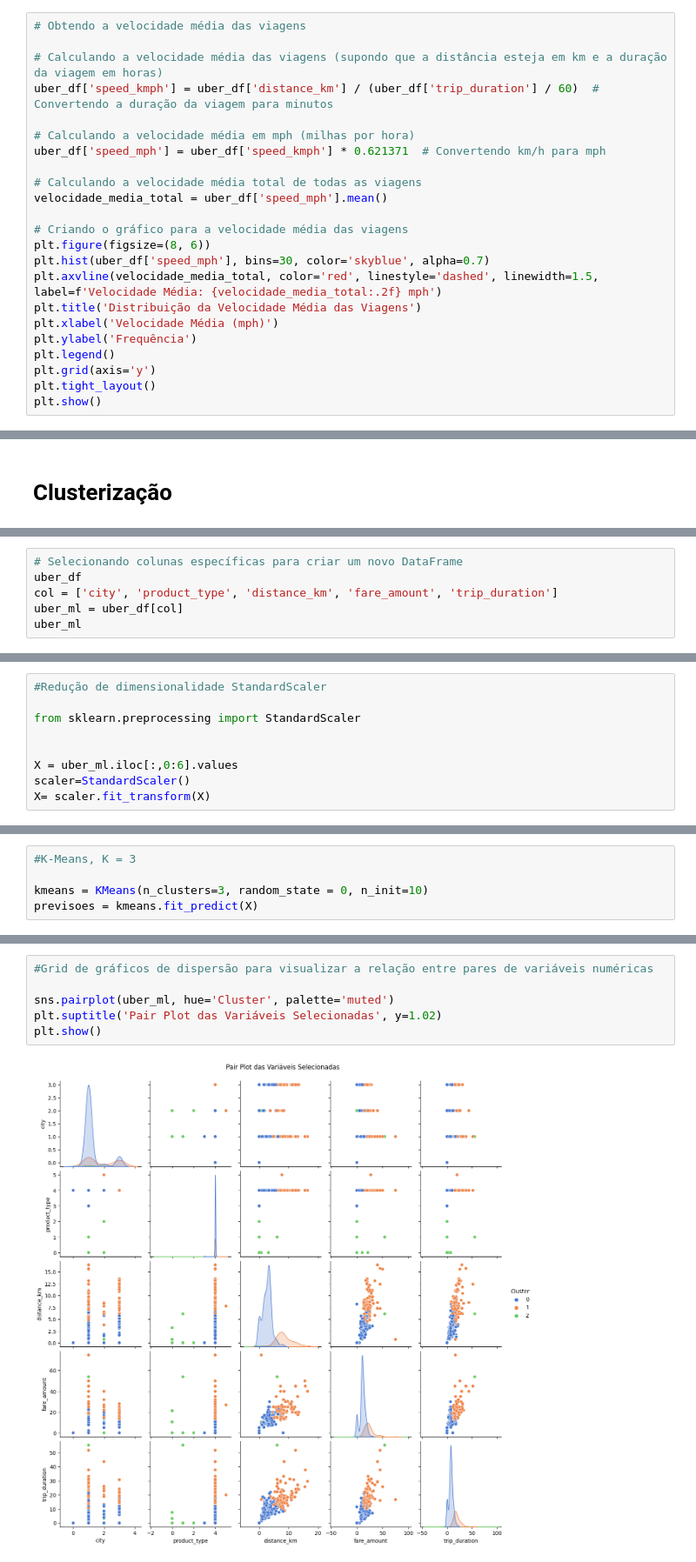
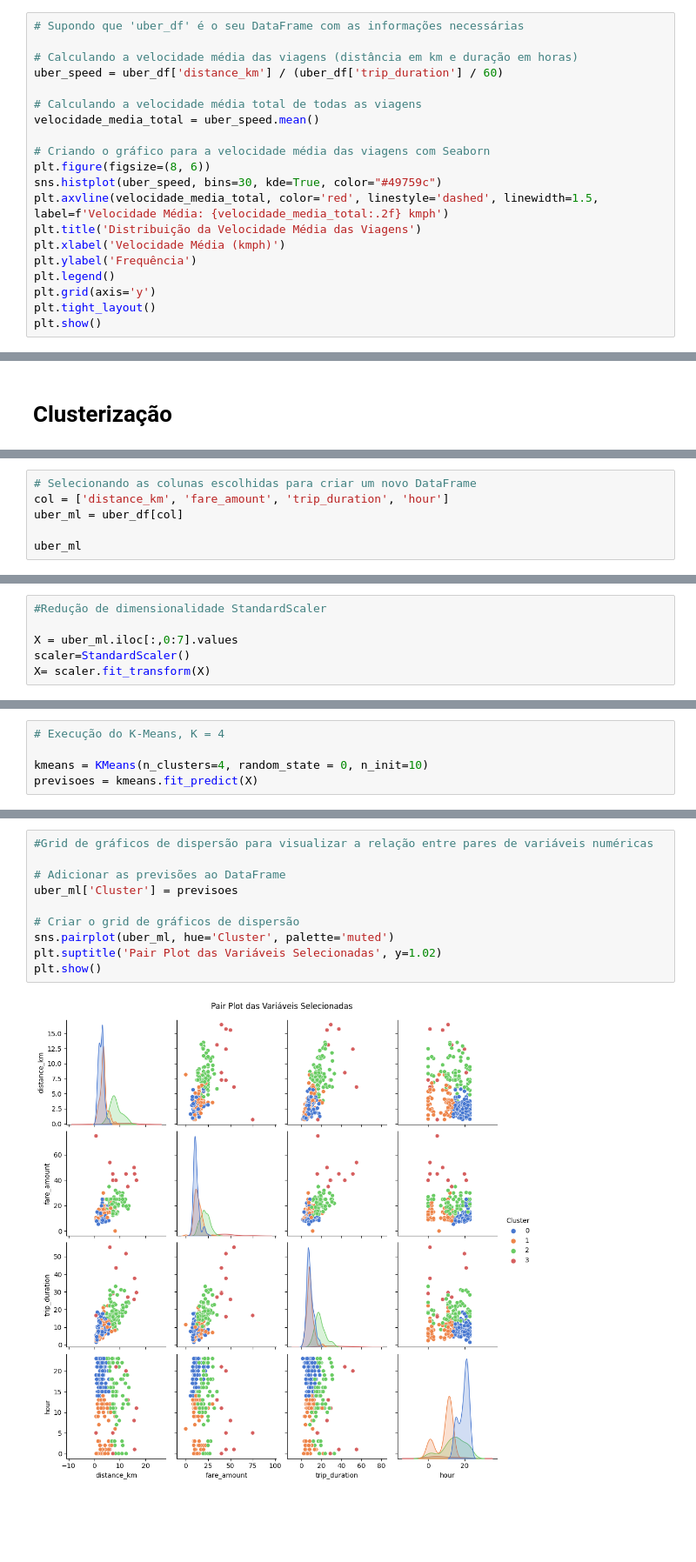
Before and after one commit to vivalladarez/uber-data-analysis, a Jupyter notebook: data_analysis.ipynb, the cells around one changed output, grey strips where cells are left out. Shown at 87% size. Cells and saved outputs as stored; diff of their text form; blank space fills up the shorter version.

```diff
--- a/data_analysis.ipynb
+++ b/data_analysis.ipynb
@@ -433,23 +448,20 @@ A partir do gráfico acima, observa-se uma variação anual em relação aos dia
 # %% [markdown]
 **6. Qual foi a velocidade média das viagens realizadas?**
 # %%
-# Obtendo a velocidade média das viagens
+# Supondo que 'uber_df' é o seu DataFrame com as informações necessárias
 
-# Calculando a velocidade média das viagens (supondo que a distância esteja em km e a duração da viagem em horas)
-uber_df['speed_kmph'] = uber_df['distance_km'] / (uber_df['trip_duration'] / 60)  # Convertendo a duração da viagem para minutos
-
-# Calculando a velocidade média em mph (milhas por hora)
-uber_df['speed_mph'] = uber_df['speed_kmph'] * 0.621371  # Convertendo km/h para mph
+# Calculando a velocidade média das viagens (distância em km e duração em horas)
+uber_speed = uber_df['distance_km'] / (uber_df['trip_duration'] / 60)
 
 # Calculando a velocidade média total de todas as viagens
-velocidade_media_total = uber_df['speed_mph'].mean()
+velocidade_media_total = uber_speed.mean()
 
-# Criando o gráfico para a velocidade média das viagens
+# Criando o gráfico para a velocidade média das viagens com Seaborn
 plt.figure(figsize=(8, 6))
-plt.hist(uber_df['speed_mph'], bins=30, color='skyblue', alpha=0.7)
-plt.axvline(velocidade_media_total, color='red', linestyle='dashed', linewidth=1.5, label=f'Velocidade Média: {velocidade_media_total:.2f} mph')
+sns.histplot(uber_speed, bins=30, kde=True, color="#49759c")
+plt.axvline(velocidade_media_total, color='red', linestyle='dashed', linewidth=1.5, label=f'Velocidade Média: {velocidade_media_total:.2f} kmph')
 plt.title('Distribuição da Velocidade Média das Viagens')
-plt.xlabel('Velocidade Média (mph)')
+plt.xlabel('Velocidade Média (kmph)')
 plt.ylabel('Frequência')
 plt.legend()
 plt.grid(axis='y')
@@ -462,7 +501,7 @@ plt.show()
 # %%
-# Selecionando colunas específicas para criar um novo DataFrame
-uber_df
-col = ['city', 'product_type', 'distance_km', 'fare_amount', 'trip_duration']
+# Selecionando as colunas escolhidas para criar um novo DataFrame
+col = ['distance_km', 'fare_amount', 'trip_duration', 'hour']
 uber_ml = uber_df[col]
+
 uber_ml
 # %% [output]
@@ -509,9 +524,6 @@ uber_ml
 # %%
 #Redução de dimensionalidade StandardScaler
 
-from sklearn.preprocessing import StandardScaler
-
-
-X = uber_ml.iloc[:,0:6].values
+X = uber_ml.iloc[:,0:7].values
 scaler=StandardScaler()
 X= scaler.fit_transform(X)
@@ -556,5 +572,5 @@ Número de clusters: 10, Inertia: 259.84539715027535
 # %%
-#K-Means, K = 3
+# Execução do K-Means, K = 4
 
-kmeans = KMeans(n_clusters=3, random_state = 0, n_init=10)
+kmeans = KMeans(n_clusters=4, random_state = 0, n_init=10)
 previsoes = kmeans.fit_predict(X)
@@ -561,8 +597,12 @@ previsoes = kmeans.fit_predict(X)
 # %%
 #Grid de gráficos de dispersão para visualizar a relação entre pares de variáveis numéricas
 
+# Adicionar as previsões ao DataFrame
+uber_ml['Cluster'] = previsoes
+
+# Criar o grid de gráficos de dispersão
 sns.pairplot(uber_ml, hue='Cluster', palette='muted')
 plt.suptitle('Pair Plot das Variáveis Selecionadas', y=1.02)
 plt.show()
 # %% [output]
-[figure, old version]
+[figure, new version]
```
Also changed, not shown: parts of 27 cells of this notebook.
